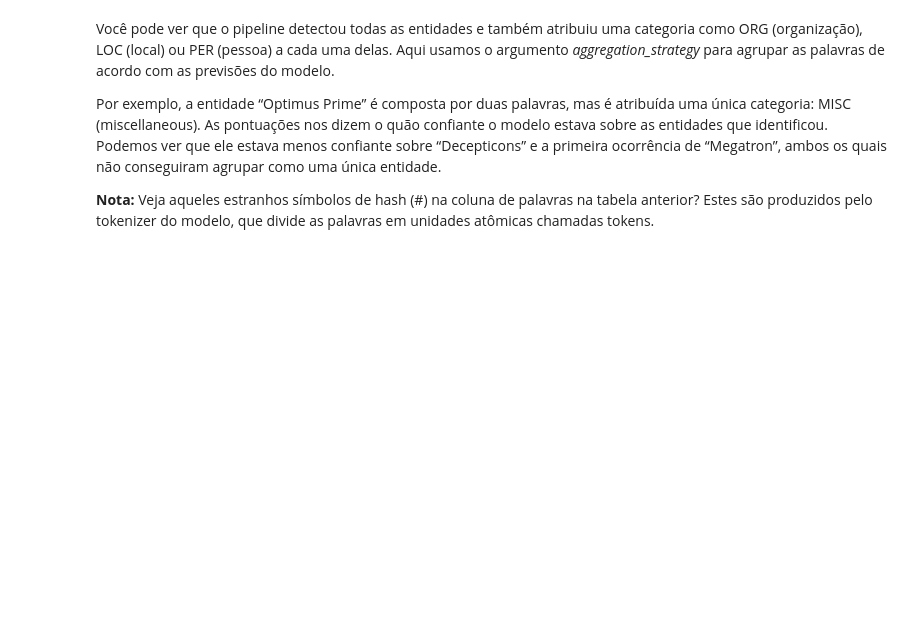
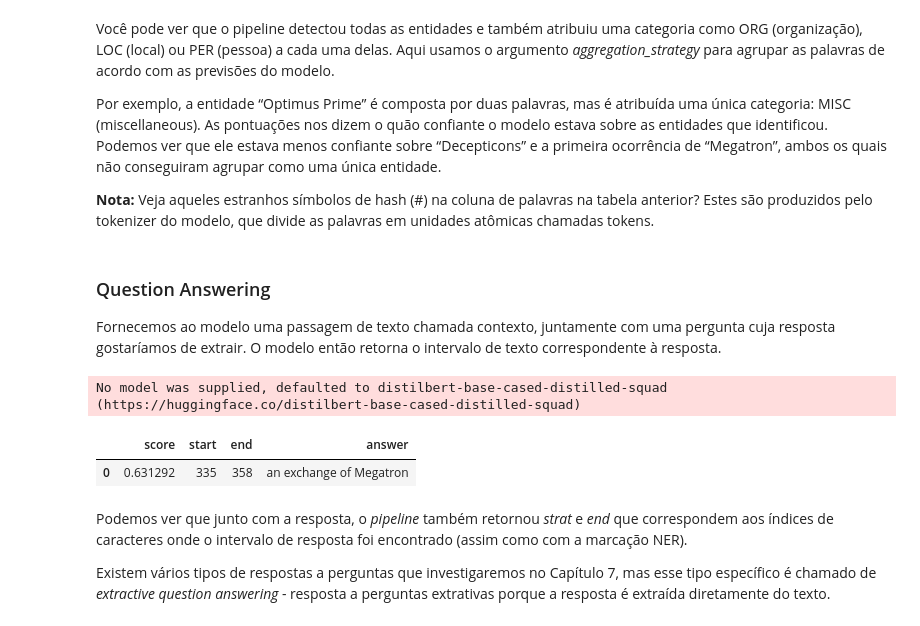
Before and after one commit to plndequinta/nlp_processing_with_transformers, a Jupyter notebook: cap01/capitulo_01.ipynb, the cells around one changed output. Drawn from its saved outputs; the diff is of its cells as text; code cells hidden in the pictures; blank space fills up the shorter version.

```diff
--- a/cap01/capitulo_01.ipynb
+++ b/cap01/capitulo_01.ipynb
@@ -232,3 +232,20 @@ Por exemplo, a entidade “Optimus Prime” é composta por duas palavras, mas
 
 **Nota:**
 Veja aqueles estranhos símbolos de hash (#) na coluna de palavras na tabela anterior? Estes são produzidos pelo tokenizer do modelo, que divide as palavras em unidades atômicas chamadas tokens.
+# %% [markdown]
+### Question Answering
+
+Fornecemos ao modelo uma passagem de texto chamada contexto, juntamente com uma pergunta cuja resposta gostaríamos de extrair. O modelo então retorna o intervalo de texto correspondente à resposta.
+# %%
+reader = pipeline("question-answering")
+question = "What does the customer want?"
+outputs = reader(question=question, context=text)
+pd.DataFrame([outputs])
+# %% [output]
+No model was supplied, defaulted to distilbert-base-cased-distilled-squad (https://huggingface.co/distilbert-base-cased-distilled-squad)
+|  | score | start | end | answer |
+| 0 | 0.631292 | 335 | 358 | an exchange of Megatron |
+# %% [markdown]
+Podemos ver que junto com a resposta, o *pipeline* também retornou *strat* e *end* que correspondem aos índices de caracteres onde o intervalo de resposta foi encontrado (assim como com a marcação NER).
+
+Existem vários tipos de respostas a perguntas que investigaremos no Capítulo 7, mas esse tipo específico é chamado de *extractive question answering* - resposta a perguntas extrativas porque a resposta é extraída diretamente do texto.
```
Also changed, not shown: parts of 5 cells of this notebook.
